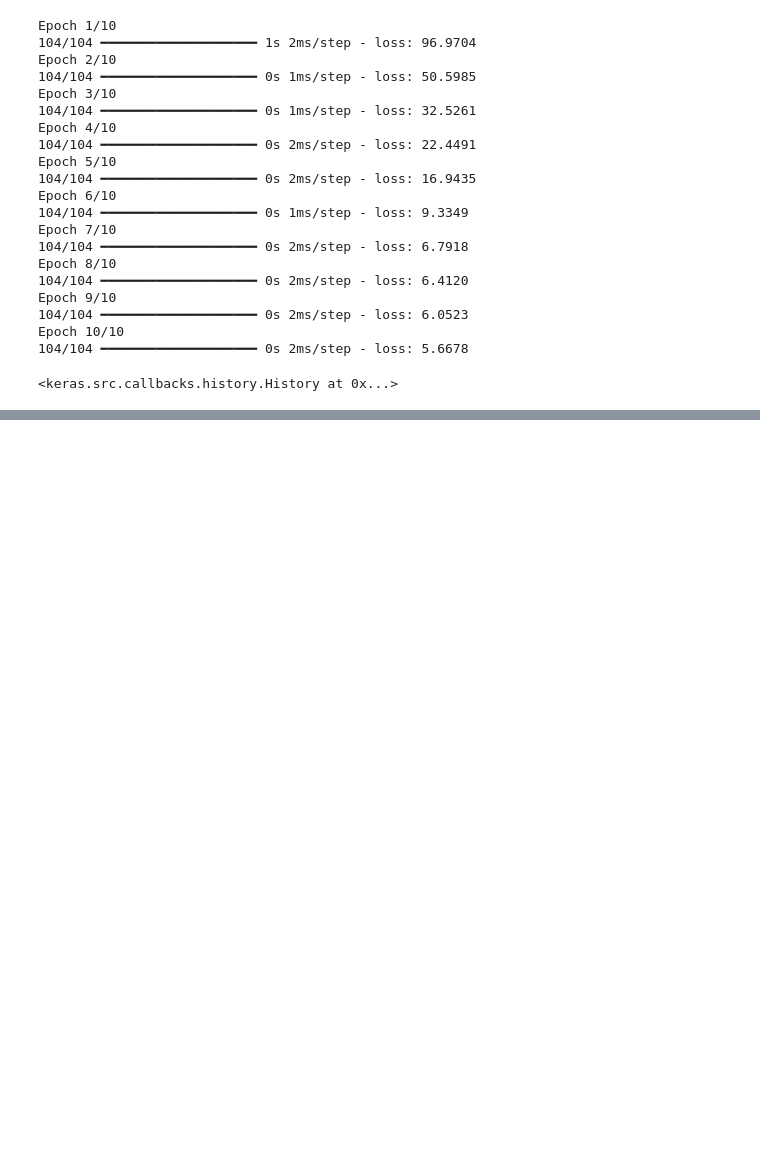
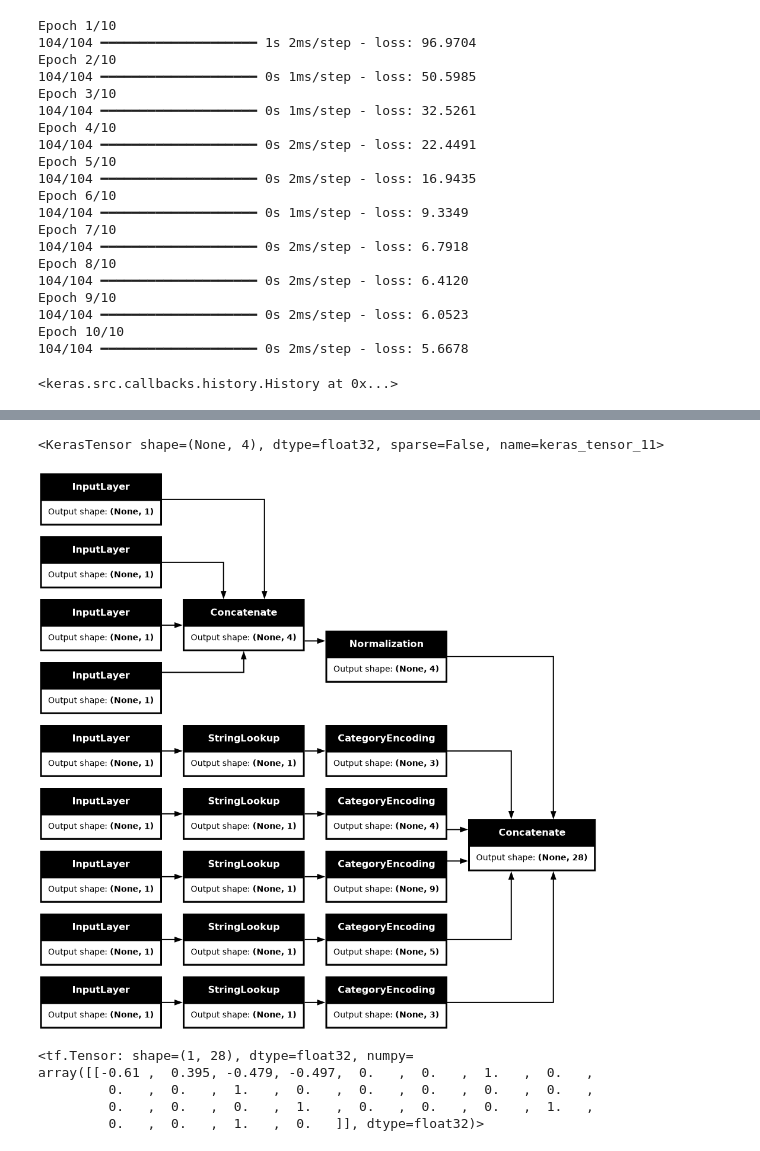
Before and after one commit to flyinacres/tensorflow, a Jupyter notebook: tensorflow-load-csv.ipynb, the cells around one changed output, grey strips where cells are left out. Cells and saved outputs as stored; diff of their text form; code cells hidden in the pictures; blank space fills up the shorter version.

Commit message:
Kaggle Notebook | tensorflow-load-csv | Version 3

```diff
--- a/tensorflow-load-csv.ipynb
+++ b/tensorflow-load-csv.ipynb
@@ -112,0 +145,13 @@ Epoch 10/10
+# %%
+inputs = {}
+
+for name, column in titanic_features.items():
+  dtype = column.dtype
+  if dtype == object:
+    dtype = tf.string
+  else:
+    dtype = tf.float32
+
+  inputs[name] = tf.keras.Input(shape=(1,), name=name, dtype=dtype)
+
+inputs
@@ -112,0 +168,33 @@ Epoch 10/10
+# %%
+numeric_inputs = {name:input for name,input in inputs.items()
+                  if input.dtype==tf.float32}
+
+x = layers.Concatenate()(list(numeric_inputs.values()))
+norm = layers.Normalization()
+norm.adapt(np.array(titanic[numeric_inputs.keys()]))
+all_numeric_inputs = norm(x)
+
+all_numeric_inputs
+# %% [output]
+<KerasTensor shape=(None, 4), dtype=float32, sparse=False, name=keras_tensor_11>
+# %%
+preprocessed_inputs = [all_numeric_inputs]
+# %%
+for name, input in inputs.items():
+  if input.dtype == tf.float32:
+    continue
+
+  lookup = layers.StringLookup(vocabulary=np.unique(titanic_features[name]))
+  one_hot = layers.CategoryEncoding(num_tokens=lookup.vocabulary_size())
+
+  x = lookup(input)
+  x = one_hot(x)
+  preprocessed_inputs.append(x)
+# %%
+preprocessed_inputs_cat = layers.Concatenate()(preprocessed_inputs)
+
+titanic_preprocessing = tf.keras.Model(inputs, preprocessed_inputs_cat)
+
+tf.keras.utils.plot_model(model = titanic_preprocessing , rankdir="LR", dpi=72, show_shapes=True)
+# %% [output]
+[figure, added]
@@ -112,0 +204,9 @@ Epoch 10/10
+# %%
+features_dict = {name:values[:1] for name, values in titanic_features_dict.items()}
+titanic_preprocessing(features_dict)
+# %% [output]
+<tf.Tensor: shape=(1, 28), dtype=float32, numpy=
+array([[-0.61 ,  0.395, -0.479, -0.497,  0.   ,  0.   ,  1.   ,  0.   ,
+         0.   ,  0.   ,  1.   ,  0.   ,  0.   ,  0.   ,  0.   ,  0.   ,
+         0.   ,  0.   ,  0.   ,  1.   ,  0.   ,  0.   ,  0.   ,  1.   ,
+         0.   ,  0.   ,  1.   ,  0.   ]], dtype=float32)>
```
Also changed, not shown: parts of 11 cells of this notebook.
